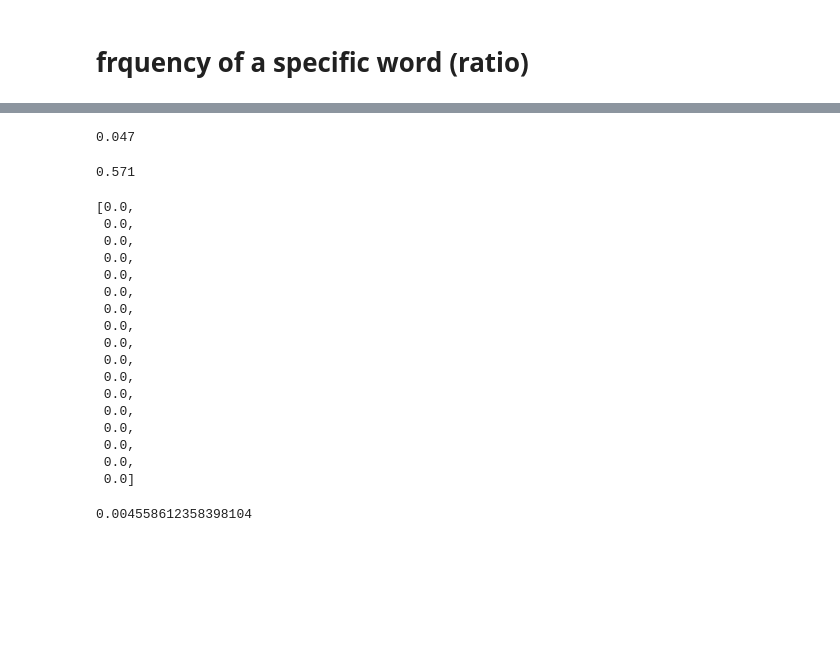
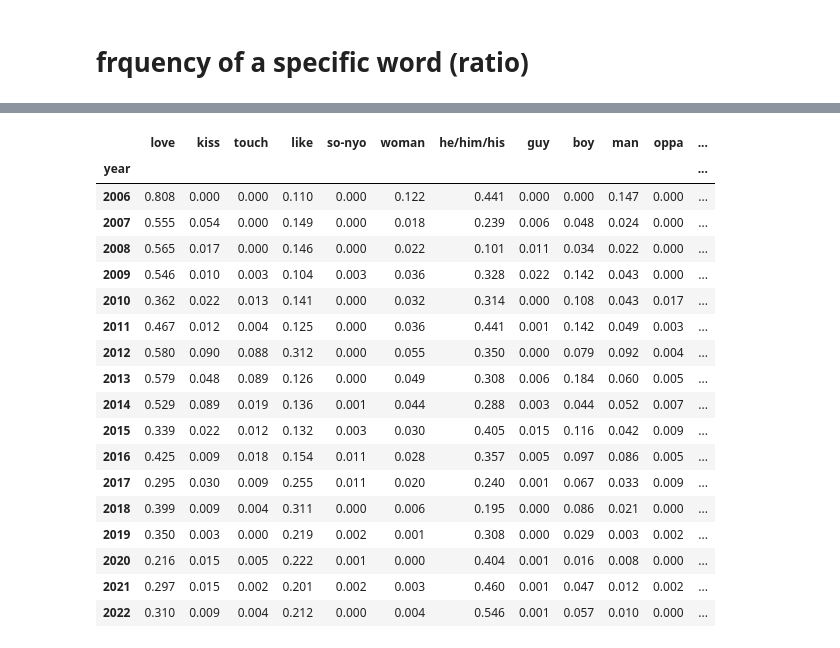
Before and after one commit to JiwonGigiShin/kpop_analysis, a Jupyter notebook: word_frequency_by_year.ipynb, the cells around one changed output, grey strips where cells are left out. Cells and saved outputs as stored; diff of their text form; code cells hidden in the pictures; blank space fills up the shorter version.

```diff
--- a/word_frequency_by_year.ipynb
+++ b/word_frequency_by_year.ipynb
@@ -375,0 +283,18 @@ by_year
+# %%
+by_year['love'] = by_year.trans_lyrics.apply(lambda x: word_by_years(x, "love"))
+by_year['kiss'] = by_year.trans_lyrics.apply(lambda x: word_by_years(x, "kiss"))
+by_year['touch'] = by_year.trans_lyrics.apply(lambda x: word_by_years(x, "touch"))
+by_year['like'] = by_year.trans_lyrics.apply(lambda x: word_by_years(x, "like"))
+
+by_year['so-nyo'] = by_year.trans_lyrics.apply(lambda x: word_by_years(x, "nyeo"))
+by_year['woman'] = by_year.trans_lyrics.apply(lambda x: word_by_years(x, "woman"))
+by_year['he/him/his'] = by_year.trans_lyrics.apply(lambda x: word_by_years(x, "he"))
+by_year['guy'] = by_year.trans_lyrics.apply(lambda x: word_by_years(x, "guy"))
+
+by_year['boy'] = by_year.trans_lyrics.apply(lambda x: word_by_years(x, "boy"))
+by_year['man'] = by_year.trans_lyrics.apply(lambda x: word_by_years(x, "man"))
+by_year['oppa'] = by_year.trans_lyrics.apply(lambda x: word_by_years(x, "oppa"))
+by_year['want'] = by_year.trans_lyrics.apply(lambda x: word_by_years(x, "wan"))
+
+by_year['girl'] = by_year.trans_lyrics.apply(lambda x: word_by_years(x, "girl"))
+by_year['girls'] = by_year.trans_lyrics.apply(lambda x: word_by_years(x, "girls"))
@@ -413,37 +305,23 @@ def ratio_of_wordsss(word):
-# %%
-ratio_of_word(df_2021, "boy")
-# %% [output]
-0.047
-# %%
-ratio_of_word(df_2015, "")
-# %% [output]
-0.571
-# %%
-boy_by_year = []
-for i in range(2006,2023):
-    boy_by_year.append(ratio_of_word(f'df_{i}', "boy"))
-
-boy_by_year
-# %% [output]
-[0.0,
- 0.0,
- 0.0,
- 0.0,
- 0.0,
- 0.0,
- 0.0,
- 0.0,
- 0.0,
- 0.0,
- 0.0,
- 0.0,
- 0.0,
- 0.0,
- 0.0,
- 0.0,
- 0.0]
-# %%
-num_of_love_2022 = df_2022_2.count("hype")
-num_of_love_2022 / len(df_2022_2) *100
-# %% [output]
-0.004558612358398104
+# %%
+keywords_df = by_year.drop(columns=['cleaned_lyrics', 'trans_lyrics']).iloc[:-1,:]
+keywords_df
+# %% [output]
+|  | love | kiss | touch | like | so-nyo | woman | he/him/his | guy | boy | man | oppa | ... |
+| year |  |  |  |  |  |  |  |  |  |  |  | ... |
+| 2006 | 0.808 | 0.000 | 0.000 | 0.110 | 0.000 | 0.122 | 0.441 | 0.000 | 0.000 | 0.147 | 0.000 | ... |
+| 2007 | 0.555 | 0.054 | 0.000 | 0.149 | 0.000 | 0.018 | 0.239 | 0.006 | 0.048 | 0.024 | 0.000 | ... |
+| 2008 | 0.565 | 0.017 | 0.000 | 0.146 | 0.000 | 0.022 | 0.101 | 0.011 | 0.034 | 0.022 | 0.000 | ... |
+| 2009 | 0.546 | 0.010 | 0.003 | 0.104 | 0.003 | 0.036 | 0.328 | 0.022 | 0.142 | 0.043 | 0.000 | ... |
+| 2010 | 0.362 | 0.022 | 0.013 | 0.141 | 0.000 | 0.032 | 0.314 | 0.000 | 0.108 | 0.043 | 0.017 | ... |
+| 2011 | 0.467 | 0.012 | 0.004 | 0.125 | 0.000 | 0.036 | 0.441 | 0.001 | 0.142 | 0.049 | 0.003 | ... |
+| 2012 | 0.580 | 0.090 | 0.088 | 0.312 | 0.000 | 0.055 | 0.350 | 0.000 | 0.079 | 0.092 | 0.004 | ... |
+| 2013 | 0.579 | 0.048 | 0.089 | 0.126 | 0.000 | 0.049 | 0.308 | 0.006 | 0.184 | 0.060 | 0.005 | ... |
+| 2014 | 0.529 | 0.089 | 0.019 | 0.136 | 0.001 | 0.044 | 0.288 | 0.003 | 0.044 | 0.052 | 0.007 | ... |
+| 2015 | 0.339 | 0.022 | 0.012 | 0.132 | 0.003 | 0.030 | 0.405 | 0.015 | 0.116 | 0.042 | 0.009 | ... |
+| 2016 | 0.425 | 0.009 | 0.018 | 0.154 | 0.011 | 0.028 | 0.357 | 0.005 | 0.097 | 0.086 | 0.005 | ... |
+| 2017 | 0.295 | 0.030 | 0.009 | 0.255 | 0.011 | 0.020 | 0.240 | 0.001 | 0.067 | 0.033 | 0.009 | ... |
+| 2018 | 0.399 | 0.009 | 0.004 | 0.311 | 0.000 | 0.006 | 0.195 | 0.000 | 0.086 | 0.021 | 0.000 | ... |
+| 2019 | 0.350 | 0.003 | 0.000 | 0.219 | 0.002 | 0.001 | 0.308 | 0.000 | 0.029 | 0.003 | 0.002 | ... |
+| 2020 | 0.216 | 0.015 | 0.005 | 0.222 | 0.001 | 0.000 | 0.404 | 0.001 | 0.016 | 0.008 | 0.000 | ... |
+| 2021 | 0.297 | 0.015 | 0.002 | 0.201 | 0.002 | 0.003 | 0.460 | 0.001 | 0.047 | 0.012 | 0.002 | ... |
+| 2022 | 0.310 | 0.009 | 0.004 | 0.212 | 0.000 | 0.004 | 0.546 | 0.001 | 0.057 | 0.010 | 0.000 | ... |
```
Also changed, not shown: parts of 27 cells of this notebook.
